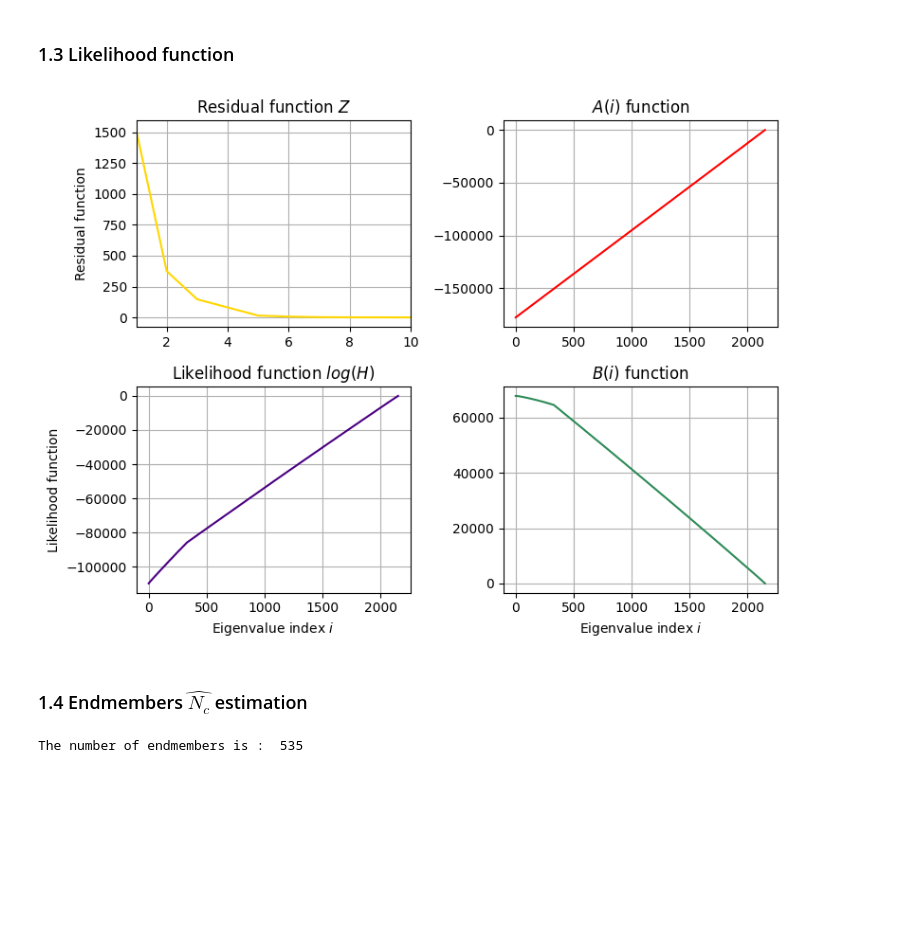
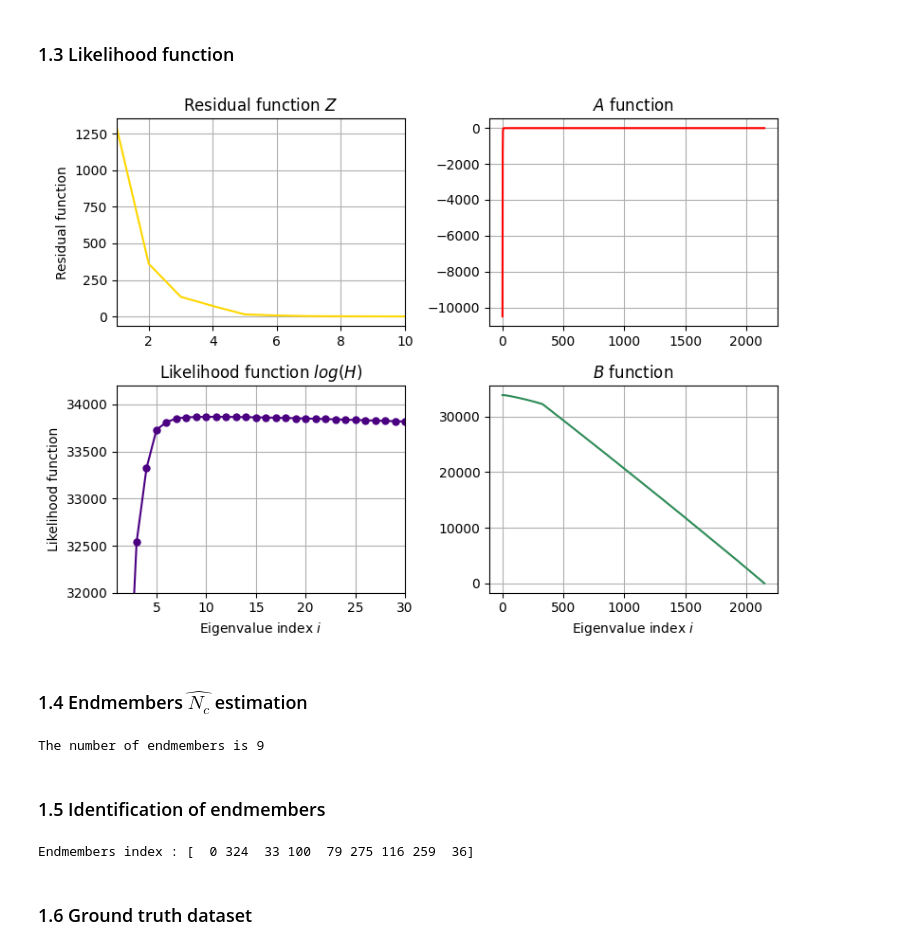
Before and after one commit to idrissabdw/elm-endmembers-project, a Jupyter notebook: empirical_method.ipynb, the cells around one changed output. Drawn from its saved outputs; the diff is of its cells as text; code cells hidden in the pictures; blank space fills up the shorter version.

Commit message:
endmembers's computing done

```diff
--- a/empirical_method.ipynb
+++ b/empirical_method.ipynb
@@ -42,7 +43,7 @@ X_normalized = X_centered/std
 # %% [markdown]
 #### 1.2 Covariance and correlation
 # %%
-K = np.cov(X_centered, rowvar=True)
+K = np.cov(X_normalized, rowvar=True)
 R = np.corrcoef(X_normalized, rowvar=True)
 
 eig_vals_K, eig_vecs_K = np.linalg.eig(K)
@@ -79,53 +80,65 @@ Z = eig_R-eig_K
 
 A = np.zeros(N_s)
 B = np.zeros(N_s)
-sigma = np.zeros(N_s)
+H = np.zeros(N_s)
+sigma = np.sqrt((2/N_a)*(eig_R**2 + eig_K**2))
 
-for i in range (N_s):
-    sigma[i] = (2/N_a)*(eig_R[i]**2 + eig_K[i]**2)
-
-# Log-likelihood
+# Log-likelihood function
 for i in range (N_s):
     A[i] = -np.sum((Z[i:]**2)/(2*sigma[i:]))
     B[i] = -np.sum(np.log(np.sqrt(sigma[i:])))
 
-H = A+B
+H_log = A+B
 # %%
 fig, axs = plt.subplots(2, 2, figsize=(8, 6))
 
 axs[0, 0].plot(x_axis, Z, color='gold')
 axs[0, 0].grid()
 axs[0, 0].set_xlim([1, 10])
 axs[0, 0].set_ylabel('Residual function')
 axs[0, 0].set_title("Residual function $Z$")
 
 axs[0, 1].plot(x_axis, A, color='red')
 axs[0, 1].grid()
-# axs[0, 1].set_xlim([1, 10])
-axs[0, 1].set_title("$A(i)$ function")
+# axs[0, 1].set_xlim([1, 20])
+axs[0, 1].set_title("$A$ function")
 
-axs[1, 0].plot(x_axis, H, color='indigo')
+axs[1, 0].plot(x_axis, H_log, marker='o', markersize=5, linestyle='-',color='indigo')
 axs[1, 0].grid()
-# axs[1, 0].set_xlim([1, 10])
+axs[1, 0].set_xlim([1, 30])
+axs[1, 0].set_ylim([32000, 34200])
 axs[1, 0].set_xlabel('Eigenvalue index $i$')
 axs[1, 0].set_ylabel('Likelihood function')
 axs[1, 0].set_title("Likelihood function $log(H)$")
 
 axs[1, 1].plot(x_axis, B, color='seagreen')
 axs[1, 1].grid()
-# axs[1, 1].set_xlim([1, 10])
+# axs[1, 1].set_xlim([1, 500])
 axs[1, 1].set_xlabel('Eigenvalue index $i$')
-axs[1, 1].set_title("$B(i)$ function")
+axs[1, 1].set_title("$B$ function")
 
 
 plt.tight_layout()
 plt.show()
 # %% [output]
-[figure, old version]
+[figure, new version]
 # %% [markdown]
 ### 1.4 Endmembers $\hat{N_c}$ estimation
 # %%
-N_c = np.argmax(H)-1
-print("The number of endmembers is : ",N_c)
+N_c = np.argmax(H_log)-1
+print("The number of endmembers is",N_c)
 # %% [output]
-The number of endmembers is :  535
+The number of endmembers is 9
+# %% [markdown]
+### 1.5 Identification of endmembers
+# %%
+V_endmembers = eig_vecs_R[:,:N_c]
+V_endmembers = V_endmembers.real
+
+S = X_normalized.T @ V_endmembers
+endmember_index = np.argmax(np.abs(S), axis=0)
+print("Endmembers index :", endmember_index)
+# %% [output]
+Endmembers index : [  0 324  33 100  79 275 116 259  36]
+# %% [markdown]
+### 1.6 Ground truth dataset
```
Also changed, not shown: parts of 4 cells of this notebook.
